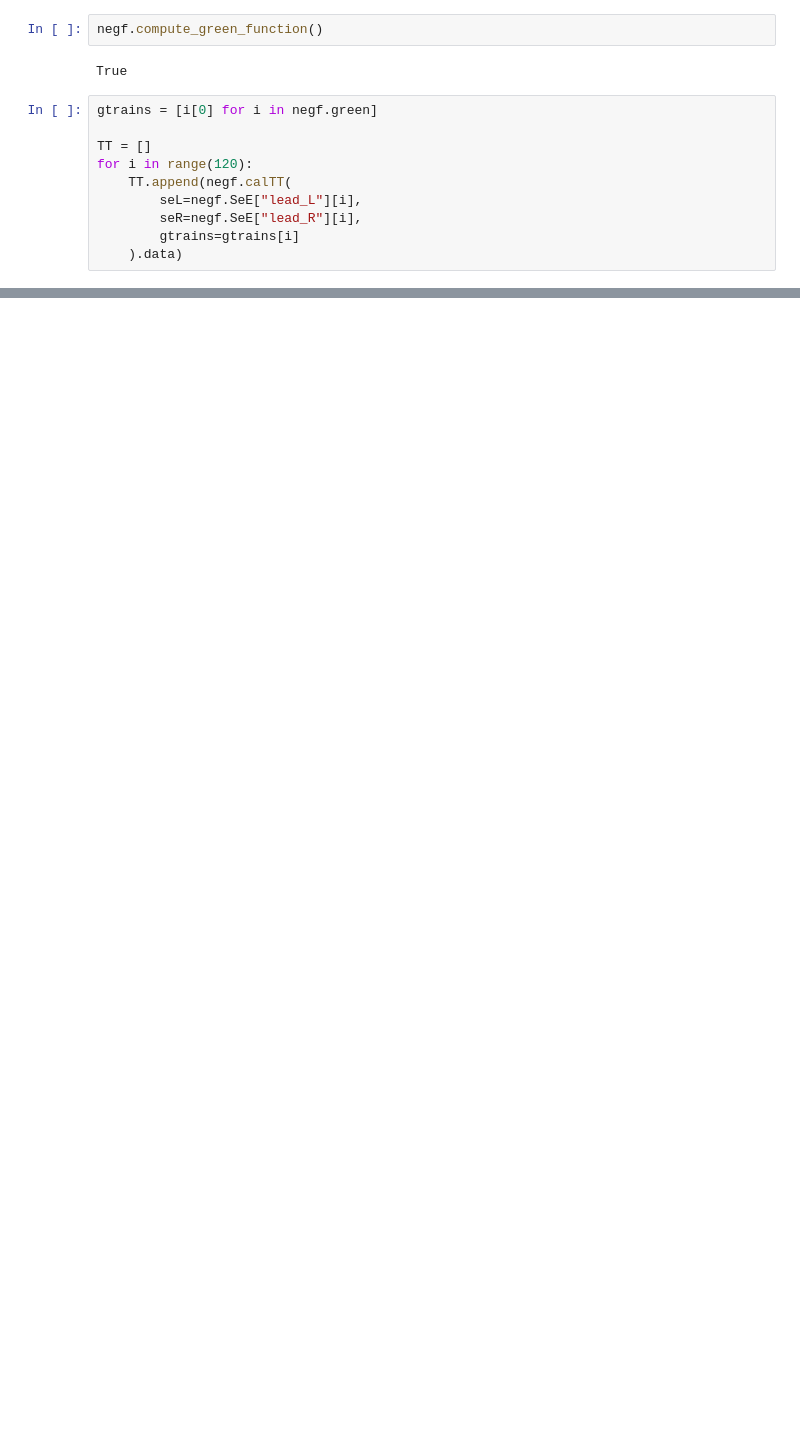
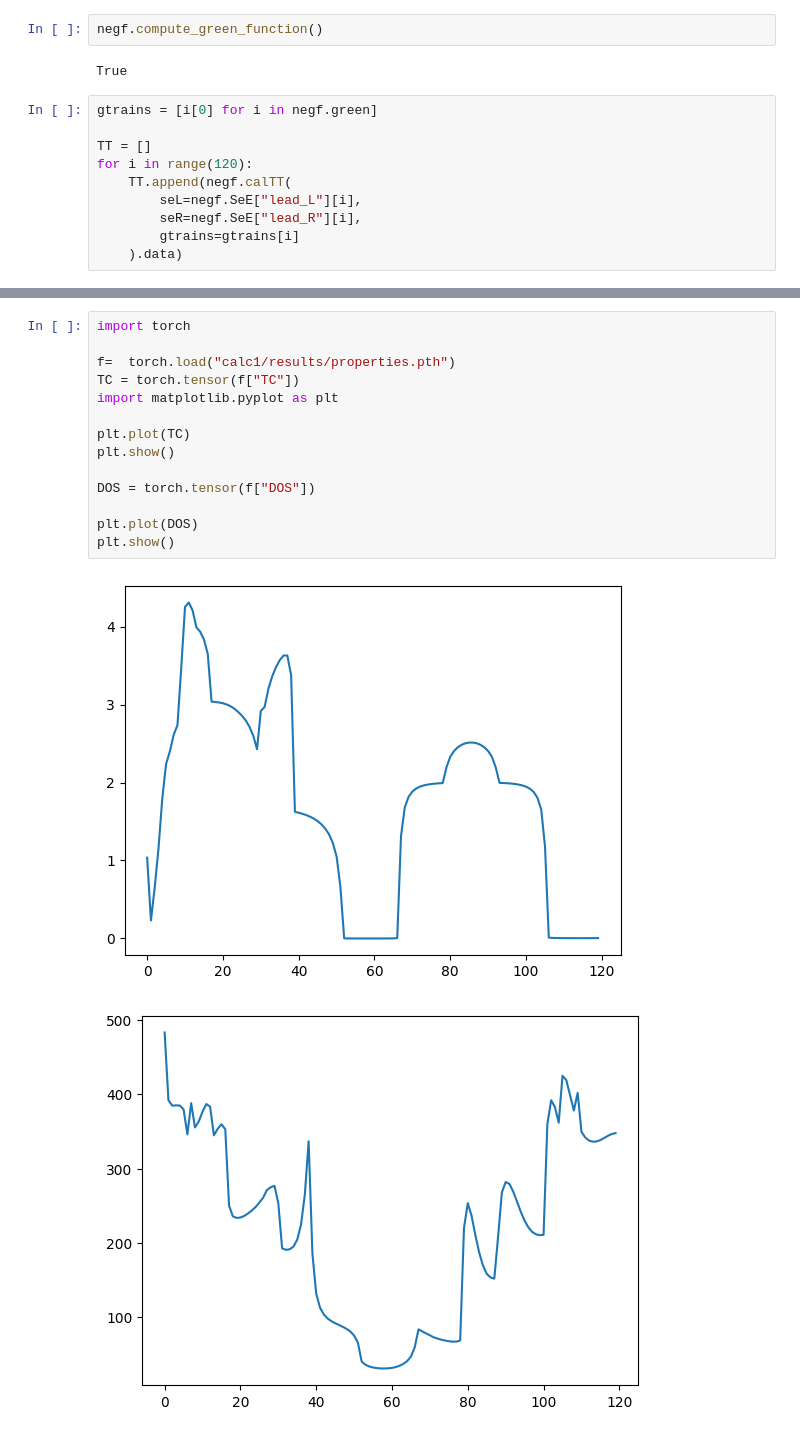
Before and after one commit to Cautumn/deeptb, a Jupyter notebook: examples/negf/negf.ipynb, the cells around one changed output, grey strips where cells are left out. Drawn from its saved outputs; the diff is of its cells as text; blank space fills up the shorter version.

```diff
--- a/examples/negf/negf.ipynb
+++ b/examples/negf/negf.ipynb
@@ -153,0 +157,17 @@ plt.show()
+# %%
+import torch
+
+f=  torch.load("calc1/results/properties.pth")
+TC = torch.tensor(f["TC"])
+import matplotlib.pyplot as plt
+
+plt.plot(TC)
+plt.show()
+
+DOS = torch.tensor(f["DOS"])
+
+plt.plot(DOS)
+plt.show()
+# %% [output]
+[figure, added]
+[figure, added]
```
Also changed, not shown: parts of 3 cells of this notebook, 8 other files.
